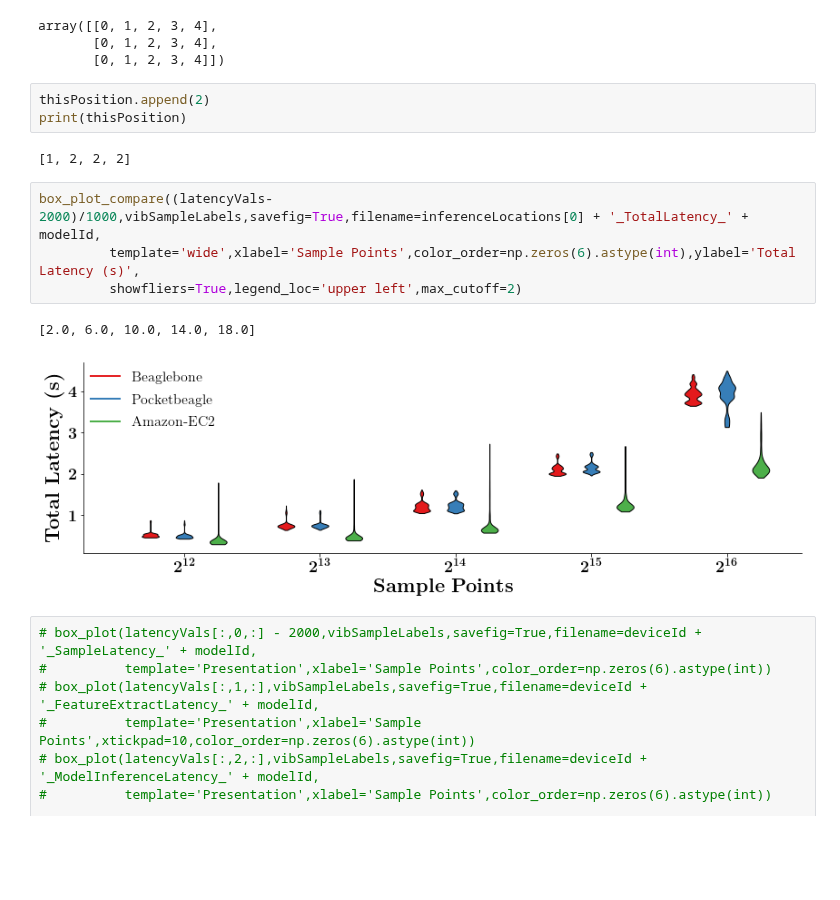
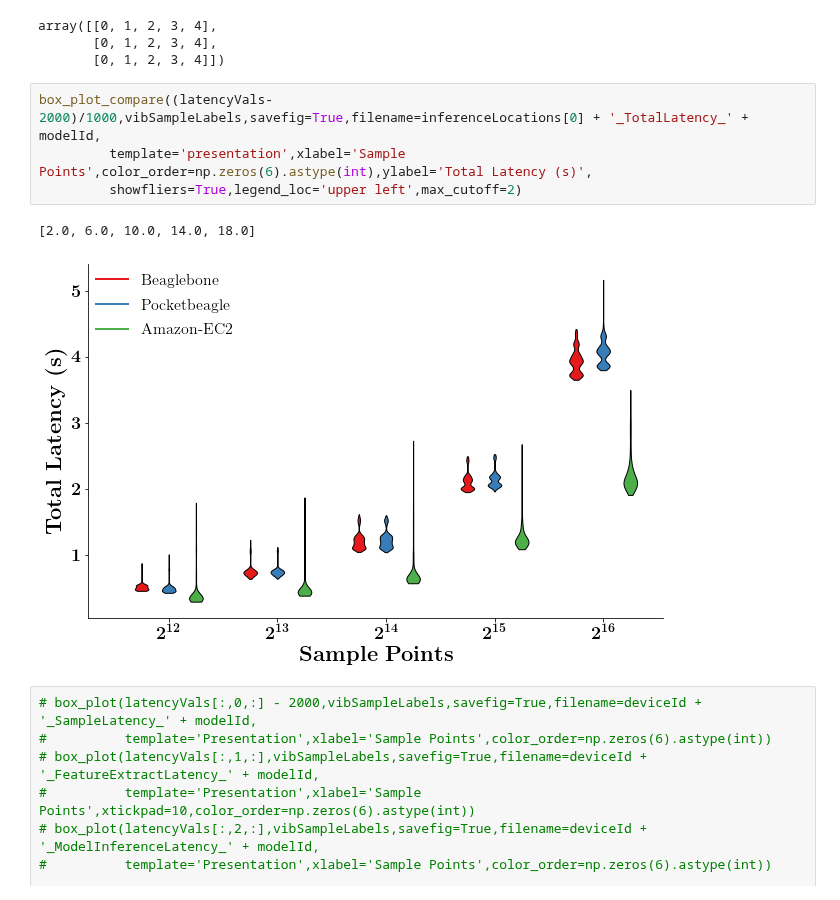
Before and after one commit to danielnewman09/Dissertation, a Jupyter notebook: Dissertation-Notebooks/Chapter-5/Latency_Analysis.ipynb, the cells around one changed output. Drawn from its saved outputs; the diff is of its cells as text; blank space fills up the shorter version.

Commit message:
digital meeting presentation

```diff
--- a/Dissertation-Notebooks/Chapter-5/Latency_Analysis.ipynb
+++ b/Dissertation-Notebooks/Chapter-5/Latency_Analysis.ipynb
@@ -254,18 +254,13 @@ np.tile(np.arange(5),3).reshape(3,5)
 array([[0, 1, 2, 3, 4],
        [0, 1, 2, 3, 4],
        [0, 1, 2, 3, 4]])
-# %%
-thisPosition.append(2)
-print(thisPosition)
-# %% [output]
-[1, 2, 2, 2]
 # %%
 box_plot_compare((latencyVals-2000)/1000,vibSampleLabels,savefig=True,filename=inferenceLocations[0] + '_TotalLatency_' + modelId,
-         template='wide',xlabel='Sample Points',color_order=np.zeros(6).astype(int),ylabel='Total Latency (s)',
+         template='presentation',xlabel='Sample Points',color_order=np.zeros(6).astype(int),ylabel='Total Latency (s)',
          showfliers=True,legend_loc='upper left',max_cutoff=2)
 # %% [output]
 [2.0, 6.0, 10.0, 14.0, 18.0]
-[figure, old version]
+[figure, new version]
 # %%
 # box_plot(latencyVals[:,0,:] - 2000,vibSampleLabels,savefig=True,filename=deviceId + '_SampleLatency_' + modelId,
 #          template='Presentation',xlabel='Sample Points',color_order=np.zeros(6).astype(int))
```
Also changed, not shown: parts of 2 cells of this notebook, 11 other files.
